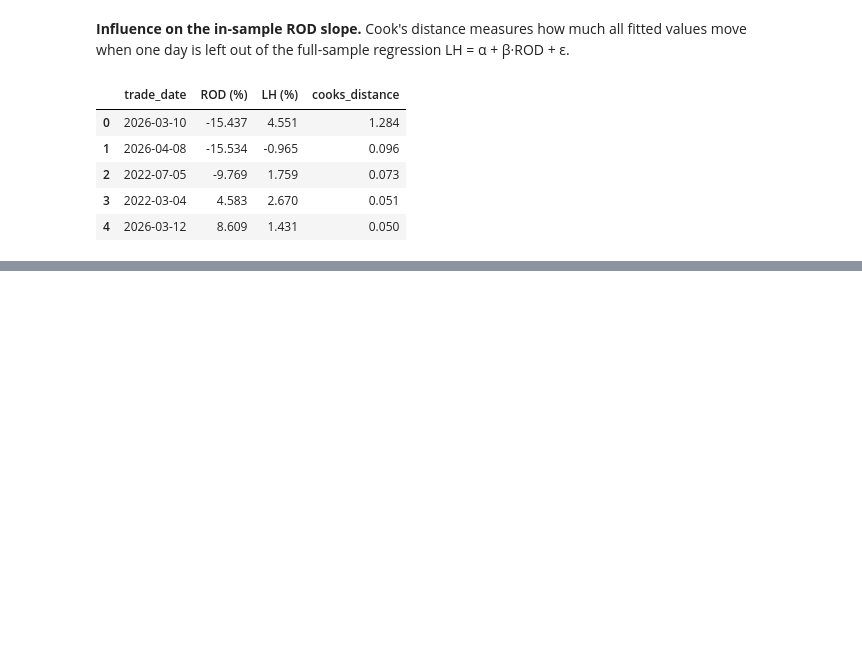
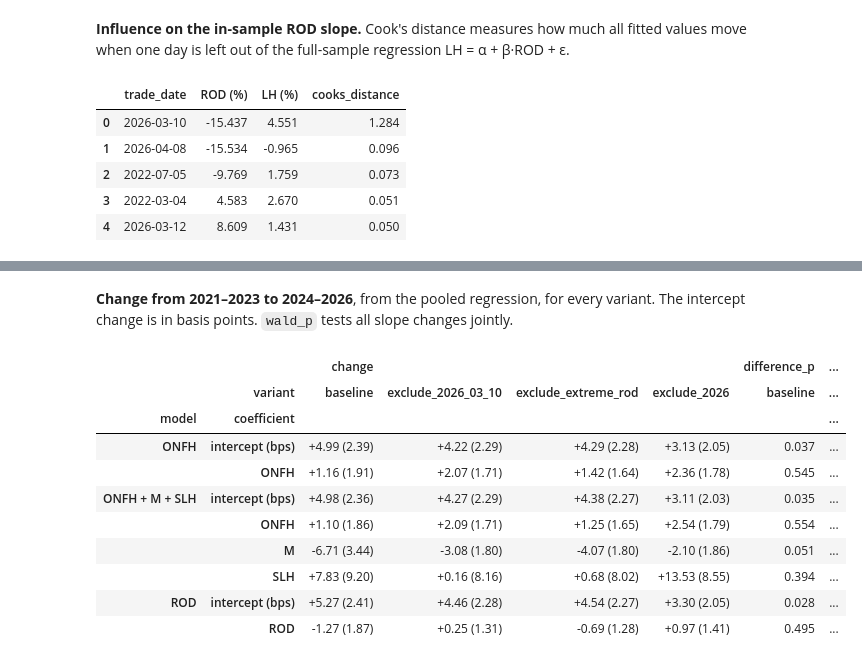
Before and after one commit to gwino/futures-project-group3, a Jupyter notebook: analysis/04_replication_results.ipynb, the cells around one changed output, grey strips where cells are left out. Saved outputs shown, nothing was run; the diff lists cells and outputs as text; code cells hidden in the pictures; blank space fills up the shorter version.

```diff
--- a/analysis/04_replication_results.ipynb
+++ b/analysis/04_replication_results.ipynb
@@ -349,0 +400,21 @@ In 2021–2026 there is **no evidence of intraday momentum in CL**. The slopes a
+# %% [markdown]
+**Change from 2021–2023 to 2024–2026**, from the pooled regression, for every variant. The intercept change is in basis points. `wald_p` tests all slope changes jointly.
+# %%
+tested = in_units(changes[changes["lag_rule"].eq("common_7")], ["difference_x100", "difference_se_x100"]).assign(
+	model=lambda frame: frame["model"].map(MODELS), coefficient=lambda frame: frame["term"].map(TERMS_BPS),
+	change=lambda frame: frame.apply(lambda row: f"{row['difference_x100']:+.2f} ({row['difference_se_x100']:.2f})", axis=1),
+)
+order = list(dict.fromkeys(changes["variant"]))
+tested.pivot_table(index=["model", "coefficient"], columns="variant", values=["change", "difference_p", "wald_p"], aggfunc="first", sort=False).reindex(columns=order, level=1)
+# %% [output]
+|  |  | change |  |  |  | difference_p | ... |
+|  | variant | baseline | exclude_2026_03_10 | exclude_extreme_rod | exclude_2026 | baseline | ... |
+| model | coefficient |  |  |  |  |  | ... |
+| ONFH | intercept (bps) | +4.99 (2.39) | +4.22 (2.29) | +4.29 (2.28) | +3.13 (2.05) | 0.037 | ... |
+|  | ONFH | +1.16 (1.91) | +2.07 (1.71) | +1.42 (1.64) | +2.36 (1.78) | 0.545 | ... |
+| ONFH + M + SLH | intercept (bps) | +4.98 (2.36) | +4.27 (2.29) | +4.38 (2.27) | +3.11 (2.03) | 0.035 | ... |
+|  | ONFH | +1.10 (1.86) | +2.09 (1.71) | +1.25 (1.65) | +2.54 (1.79) | 0.554 | ... |
+|  | M | -6.71 (3.44) | -3.08 (1.80) | -4.07 (1.80) | -2.10 (1.86) | 0.051 | ... |
+|  | SLH | +7.83 (9.20) | +0.16 (8.16) | +0.68 (8.02) | +13.53 (8.55) | 0.394 | ... |
+| ROD | intercept (bps) | +5.27 (2.41) | +4.46 (2.28) | +4.54 (2.27) | +3.30 (2.05) | 0.028 | ... |
+|  | ROD | -1.27 (1.87) | +0.25 (1.31) | -0.69 (1.28) | +0.97 (1.41) | 0.495 | ... |
```
Also changed, not shown: parts of 9 cells of this notebook, 10 other files.
